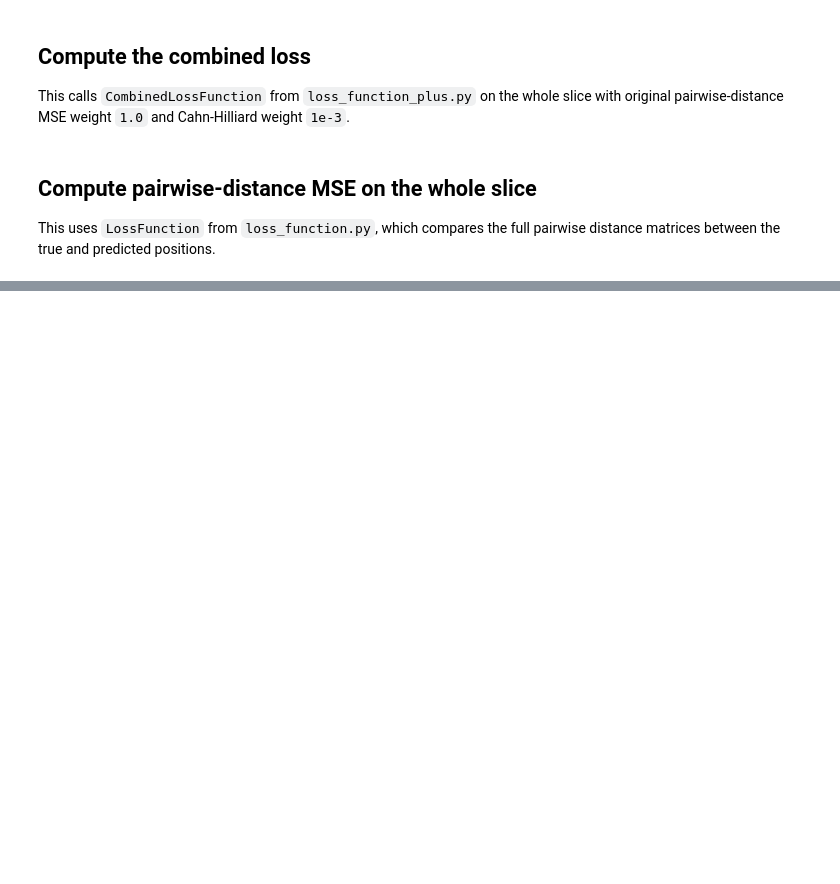
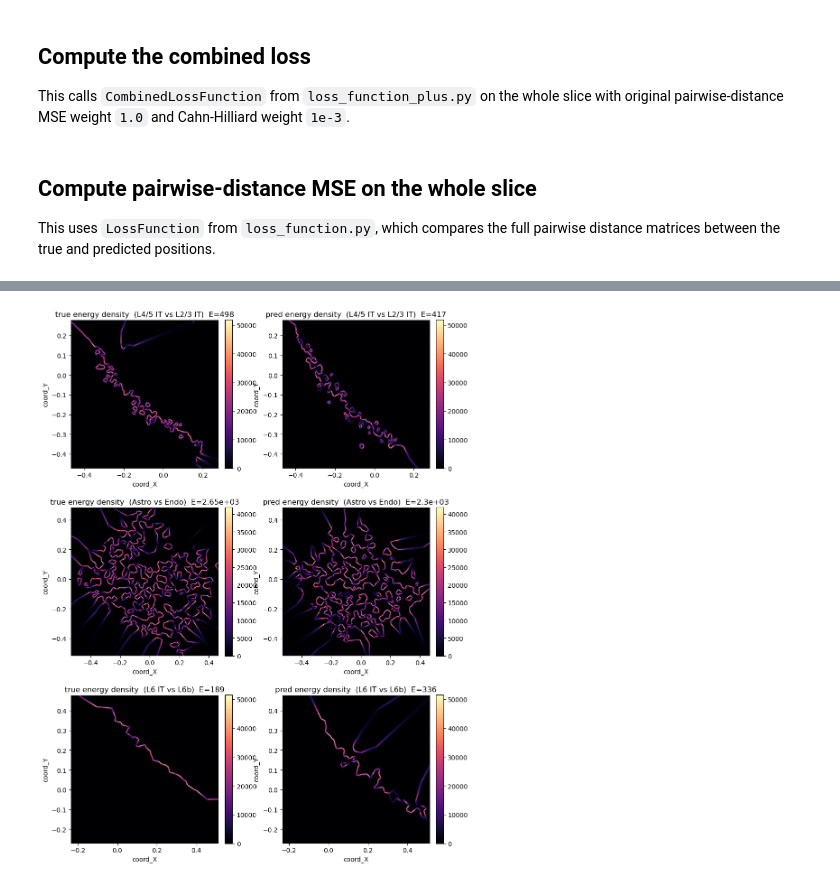
Before and after one commit to abelsalm/Tissue-Reassembly-using-GenAI-and-new-metrics, a Jupyter notebook: metrics/test_loss_ch.ipynb, the cells around one changed output, grey strips where cells are left out. Drawn from its saved outputs; the diff is of its cells as text; code cells hidden in the pictures; blank space fills up the shorter version.

```diff
--- a/metrics/test_loss_ch.ipynb
+++ b/metrics/test_loss_ch.ipynb
@@ -630,0 +842,39 @@ Total combined loss: 0.0377177
+# %%
+fig, axes = plt.subplots(
+    len(selected_pairs), 2,
+    figsize=(9.5, 4.2 * len(selected_pairs)),
+    squeeze=False,
+)
+
+for row, pair in enumerate(selected_pairs):
+    ct_a, ct_b = pair
+    res = pair_visual_results[pair]
+    grid_x = res["grid_x"]
+    grid_y = res["grid_y"]
+    extent = [grid_x.min().item(), grid_x.max().item(),
+              grid_y.min().item(), grid_y.max().item()]
+
+    e_density_true = res["energy_density_true"]
+    e_density_pred = res["energy_density_pred"]
+    # Use a common vmax across the two panels of a row so true/pred are
+    # directly comparable visually.
+    vmax = float(max(e_density_true.max().item(), e_density_pred.max().item()))
+
+    panels = [
+        (e_density_true, f"true energy density  ({ct_a} vs {ct_b})  E={res['e_true'].item():.3g}"),
+        (e_density_pred, f"pred energy density  ({ct_a} vs {ct_b})  E={res['e_pred'].item():.3g}"),
+    ]
+    for col, (image, title) in enumerate(panels):
+        ax = axes[row, col]
+        im = ax.imshow(
+            to_numpy(image), origin="lower", extent=extent,
+            cmap="magma", vmin=0.0, vmax=vmax,
+        )
+        ax.set_title(title)
+        ax.set_xlabel("coord_X")
+        ax.set_ylabel("coord_Y")
+        fig.colorbar(im, ax=ax, fraction=0.046, pad=0.04)
+
+plt.tight_layout()
+# %% [output]
+[figure, added]
```
Also changed, not shown: parts of 22 cells of this notebook, 1 other file.
